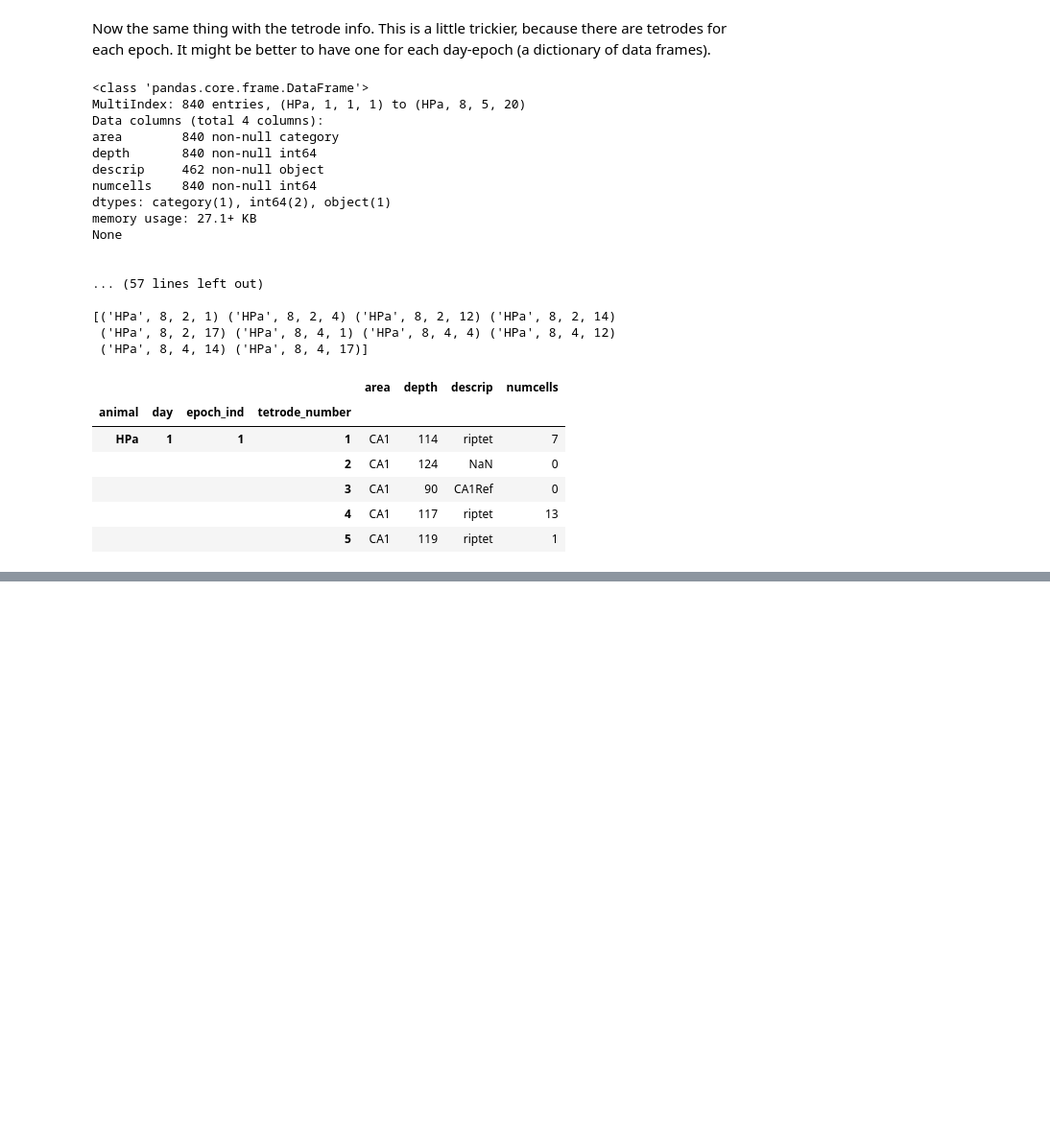
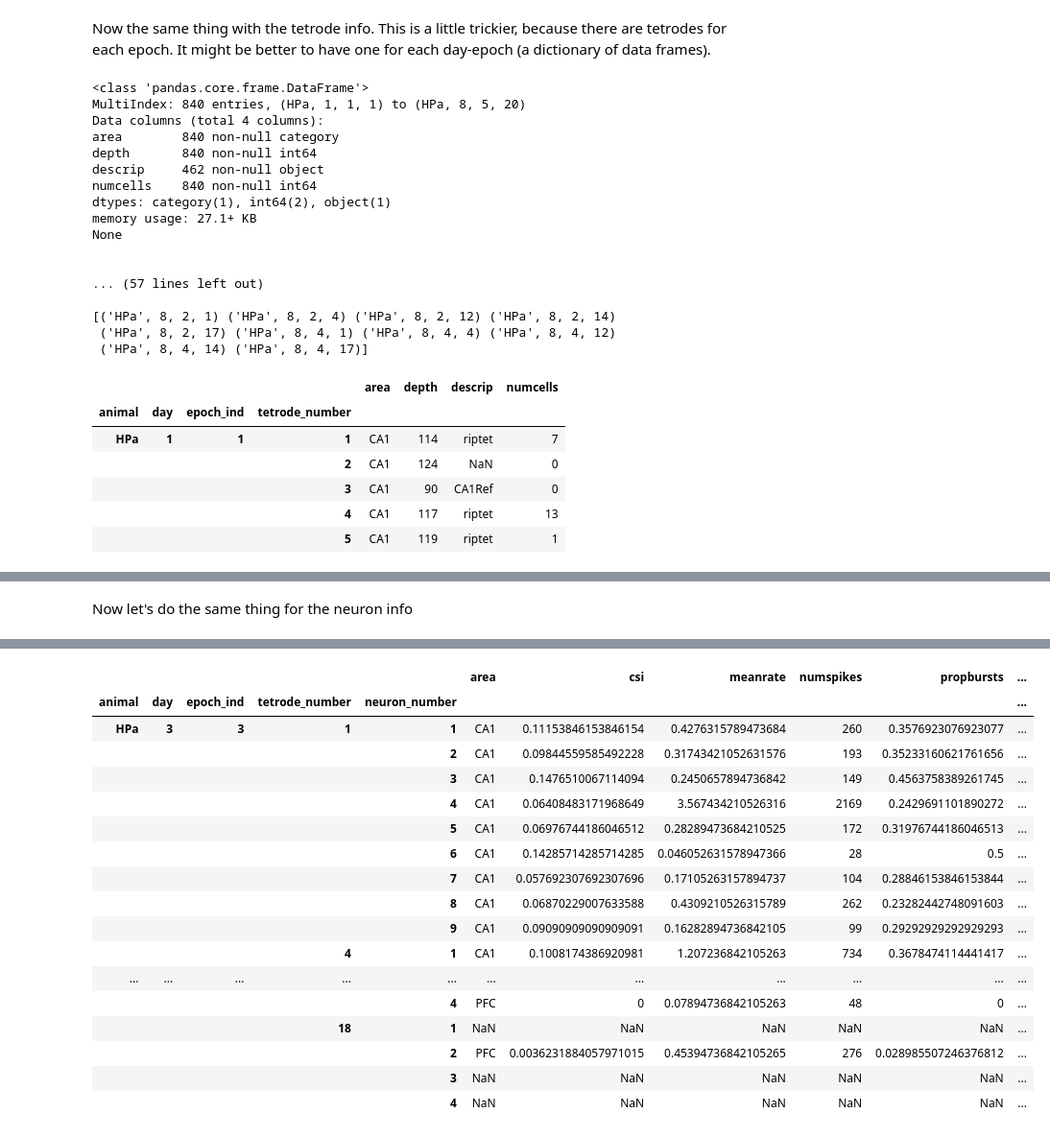
Before and after one commit to edeno/Jadhav-2016-Data-Analysis, a Jupyter notebook: notebooks/convertToPandas.ipynb, the cells around one changed output, grey strips where cells are left out. Shown: that part at 96% size. Cells and saved outputs as stored; diff of their text form; code cells hidden in the pictures; blank space fills up the shorter version.

```diff
--- a/notebooks/convertToPandas.ipynb
+++ b/notebooks/convertToPandas.ipynb
@@ -197,0 +359,53 @@ epochs_df.loc[epochs_df.environment == 'wtr1']
+# %% [markdown]
+Now let's do the same thing for the neuron info
+# %%
+def get_neuron_info(animal):
+    '''Returns the Matlab tetrodeinfo file name assuming it is in the Raw Data directory.
+    '''
+    data_dir = '{working_dir}/Raw-Data'.format(working_dir=os.path.abspath(os.path.pardir))
+    return '{data_dir}/{animal.directory}/{animal.short_name}cellinfo.mat'.format(
+        data_dir=data_dir,
+        animal=animal)
+
+neuron_file_names = [(get_neuron_info(animals[animal]), animal) for animal in animals]
+neuron_data = [(scipy.io.loadmat(file_name[0]), file_name[1]) for file_name in neuron_file_names]
+
+def convert_neuron_epoch_to_dataframe(tetrodes_in_epoch, animal, day, epoch_ind):
+    '''
+    Given an neuron data structure, return a cleaned up DataFrame
+    '''
+    DROP_COLUMNS = ['ripmodtag', 'thetamodtag', 'runripmodtag', 'postsleepripmodtag',
+                   'presleepripmodtag', 'runthetamodtag', 'ripmodtag2', 'runripmodtag2',
+                   'postsleepripmodtag2', 'presleepripmodtag2', 'ripmodtype',
+                   'runripmodtype', 'postsleepripmodtype', 'presleepripmodtype',
+                   'FStag', 'ripmodtag3', 'runripmodtag3', 'ripmodtype3', 'runripmodtype3',
+                   'tag', 'typetag', 'runripmodtype2', 'tag2', 'ripmodtype2', 'descrip']
+    neuron_dict_list = [add_to_dict(convert_to_dict(neuron), tetrode_ind, neuron_ind)
+                         for tetrode_ind, tetrode in enumerate(tetrodes_in_epoch[0][0])
+                         for neuron_ind, neuron in enumerate(tetrode[0])
+                        if neuron.size > 0
+                       ]
+    return (pd.DataFrame(neuron_dict_list)
+              .drop(DROP_COLUMNS, 1, errors='ignore')
+              .assign(animal=lambda x: animal)
+              .assign(day=lambda x: day)
+              .assign(epoch_ind=lambda x: epoch_ind)
+              .set_index(['animal', 'day', 'epoch_ind', 'tetrode_number', 'neuron_number'])  # set index to identify rows
+            )
+
+def add_to_dict(dictionary, tetrode_ind, neuron_ind):
+    dictionary['tetrode_number'] = tetrode_ind + 1
+    dictionary['neuron_number'] = neuron_ind + 1
+    return dictionary
+
+# Make a dictionary with (animal, day, epoch_ind) as the keys
+neuron_info = {(animal, day_ind + 1, epoch_ind + 1):
+                  convert_neuron_epoch_to_dataframe(epoch, animal, day_ind + 1, epoch_ind + 1)
+                   for info, animal in neuron_data
+                   for day_ind, day in enumerate(info['cellinfo'].T)
+                   for epoch_ind, epoch in enumerate(day[0].T)
+                }
+epoch_keys = list(neuron_info.keys())
+print(neuron_info[epoch_keys[1]].info())
+neuron_info[epoch_keys[1]]
+# %% [output]
@@ -197,0 +424,18 @@ epochs_df.loc[epochs_df.environment == 'wtr1']
+|  |  |  |  |  | area | csi | meanrate | numspikes | propbursts | ... |
+| animal | day | epoch_ind | tetrode_number | neuron_number |  |  |  |  |  | ... |
+| HPa | 3 | 3 | 1 | 1 | CA1 | 0.11153846153846154 | 0.4276315789473684 | 260 | 0.3576923076923077 | ... |
+|  |  |  |  | 2 | CA1 | 0.09844559585492228 | 0.31743421052631576 | 193 | 0.35233160621761656 | ... |
+|  |  |  |  | 3 | CA1 | 0.1476510067114094 | 0.2450657894736842 | 149 | 0.4563758389261745 | ... |
+|  |  |  |  | 4 | CA1 | 0.06408483171968649 | 3.567434210526316 | 2169 | 0.2429691101890272 | ... |
+|  |  |  |  | 5 | CA1 | 0.06976744186046512 | 0.28289473684210525 | 172 | 0.31976744186046513 | ... |
+|  |  |  |  | 6 | CA1 | 0.14285714285714285 | 0.046052631578947366 | 28 | 0.5 | ... |
+|  |  |  |  | 7 | CA1 | 0.057692307692307696 | 0.17105263157894737 | 104 | 0.28846153846153844 | ... |
+|  |  |  |  | 8 | CA1 | 0.06870229007633588 | 0.4309210526315789 | 262 | 0.23282442748091603 | ... |
+|  |  |  |  | 9 | CA1 | 0.09090909090909091 | 0.16282894736842105 | 99 | 0.29292929292929293 | ... |
+|  |  |  | 4 | 1 | CA1 | 0.1008174386920981 | 1.207236842105263 | 734 | 0.3678474114441417 | ... |
+| ... | ... | ... | ... | ... | ... | ... | ... | ... | ... | ... |
+|  |  |  |  | 4 | PFC | 0 | 0.07894736842105263 | 48 | 0 | ... |
+|  |  |  | 18 | 1 | NaN | NaN | NaN | NaN | NaN | ... |
+|  |  |  |  | 2 | PFC | 0.0036231884057971015 | 0.45394736842105265 | 276 | 0.028985507246376812 | ... |
+|  |  |  |  | 3 | NaN | NaN | NaN | NaN | NaN | ... |
+|  |  |  |  | 4 | NaN | NaN | NaN | NaN | NaN | ... |
```
Also changed, not shown: parts of 18 cells of this notebook.
